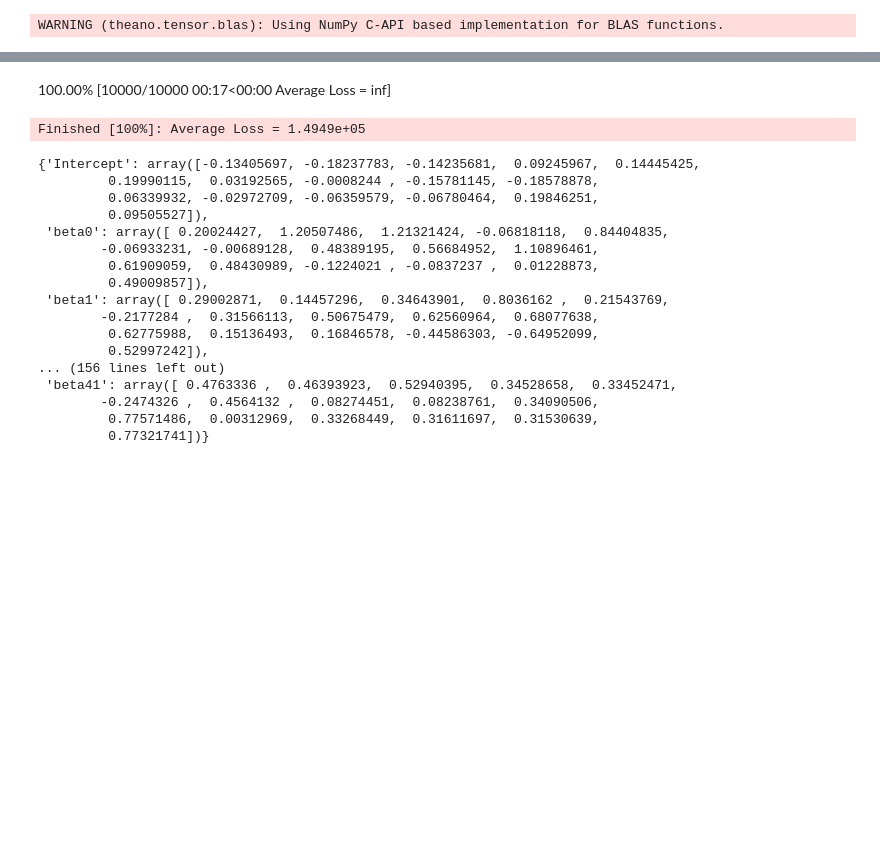
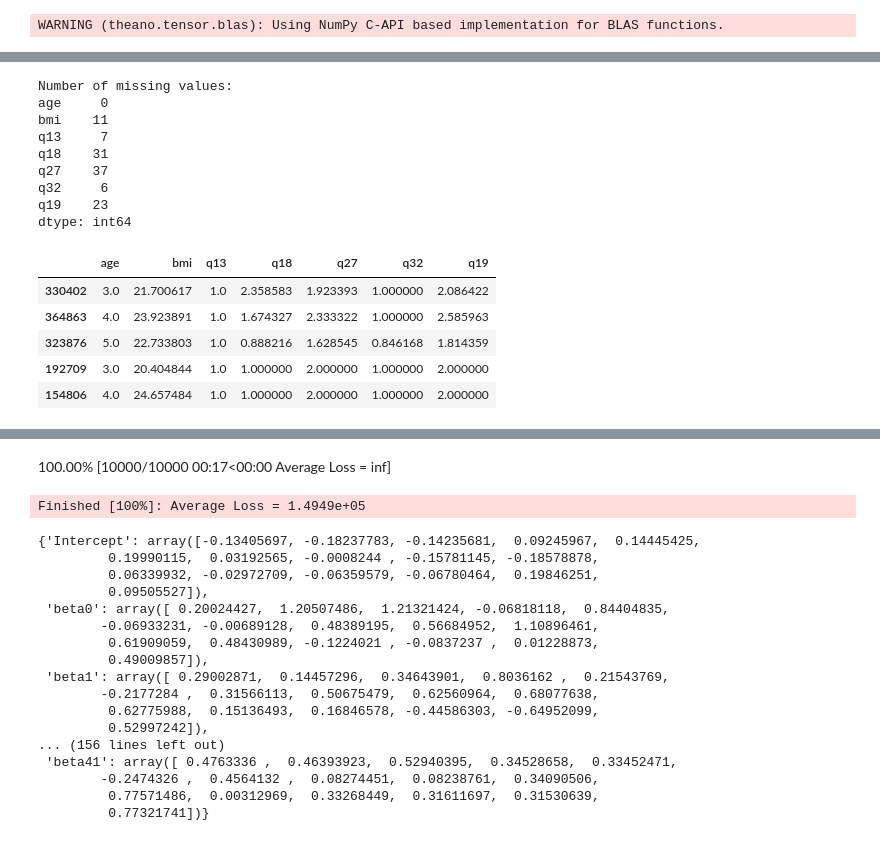
Before and after one commit to brodyee/STATS551_Project, a Jupyter notebook: modeling/andrewsModeling.ipynb, the cells around one changed output, grey strips where cells are left out. Cells and saved outputs as stored; diff of their text form; code cells hidden in the pictures; blank space fills up the shorter version.

Commit message:
Add bayesian impute method

```diff
--- a/modeling/andrewsModeling.ipynb
+++ b/modeling/andrewsModeling.ipynb
@@ -23,0 +24,22 @@ dat_2005.head()
+# %%
+cols = ["age", "bmi", "q13", "q18", "q27", "q32", "q19"]
+X = survNA.sample(100)[cols]
+#X = X[~X.isna().all(axis=1)]
+X_imputed = bayesian_impute(X, samples=10)
+X_imputed.head()
+# %% [output]
+Number of missing values:
+age     0
+bmi    11
+q13     7
+q18    31
+q27    37
+q32     6
+q19    23
+dtype: int64
+|  | age | bmi | q13 | q18 | q27 | q32 | q19 |
+| 330402 | 3.0 | 21.700617 | 1.0 | 2.358583 | 1.923393 | 1.000000 | 2.086422 |
+| 364863 | 4.0 | 23.923891 | 1.0 | 1.674327 | 2.333322 | 1.000000 | 2.585963 |
+| 323876 | 5.0 | 22.733803 | 1.0 | 0.888216 | 1.628545 | 0.846168 | 1.814359 |
+| 192709 | 3.0 | 20.404844 | 1.0 | 1.000000 | 2.000000 | 1.000000 | 2.000000 |
+| 154806 | 4.0 | 24.657484 | 1.0 | 1.000000 | 2.000000 | 1.000000 | 2.000000 |
```
Also changed, not shown: parts of 11 cells of this notebook.
